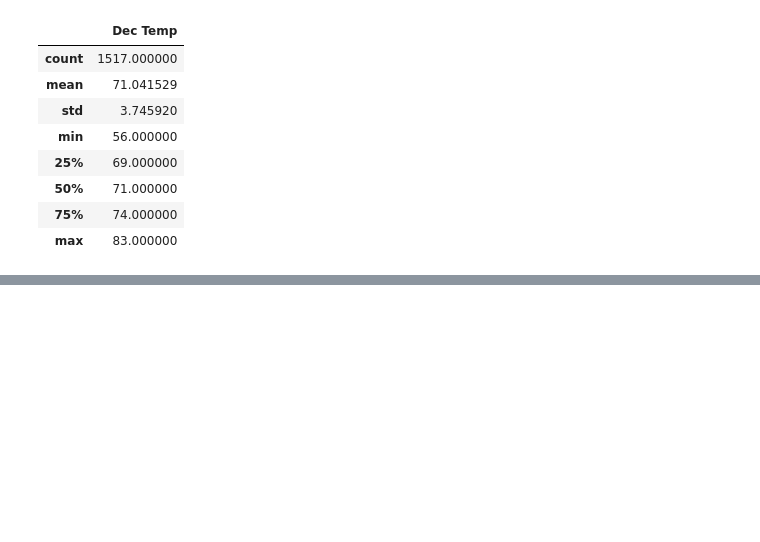
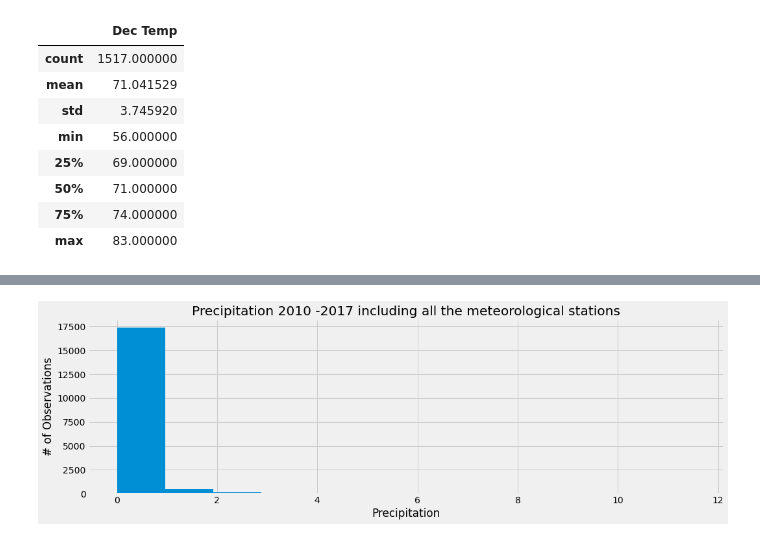
Before and after one commit to NataliaVelasquez18/Weather-analysis-with-SQLAlchemy-and-SQLite, a Jupyter notebook: climate_analysis.ipynb, the cells around one changed output, grey strips where cells are left out. Drawn from its saved outputs; the diff is of its cells as text; code cells hidden in the pictures; blank space fills up the shorter version.

Commit message:
adding meteorological stations precipitation histogram

```diff
--- a/climate_analysis.ipynb
+++ b/climate_analysis.ipynb
@@ -262,3 +262,8 @@ df.describe()
 | 50% | 71.000000 |
 | 75% | 74.000000 |
 | max | 83.000000 |
+# %%
+# Precipitation
+results= []
+results = session.query(Measurement.prcp).all()
+results
@@ -264,0 +288,3 @@ df.describe()
+# %%
+df = pd.DataFrame(results)
+df
@@ -264,0 +305,3 @@ df.describe()
+# %%
+df_clean = df.dropna()
+df_clean
@@ -264,0 +334,8 @@ df.describe()
+# %%
+df_clean.plot.hist(bins=12, figsize=(15,5), legend=None)
+plt.xlabel("Precipitation")
+plt.ylabel("# of Observations")
+plt.title("Precipitation 2010 -2017 including all the meteorological stations")
+plt.tight_layout()
+# %% [output]
+[figure, added]
```
Also changed, not shown: parts of 4 cells of this notebook, 2 other files.
